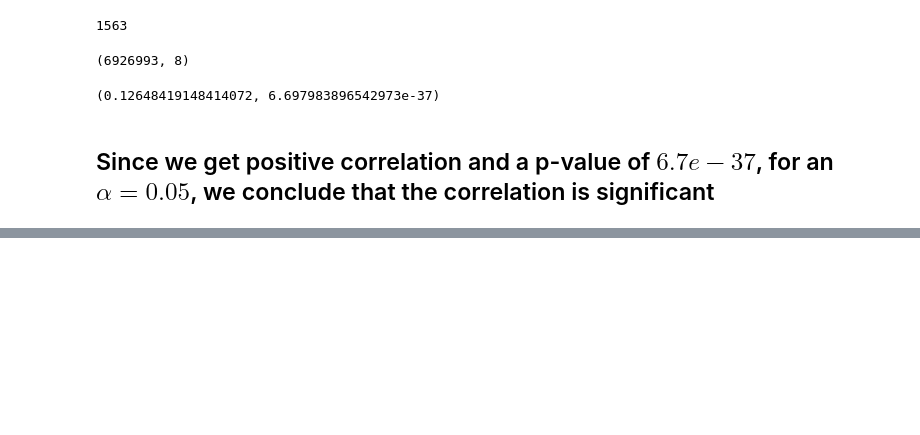
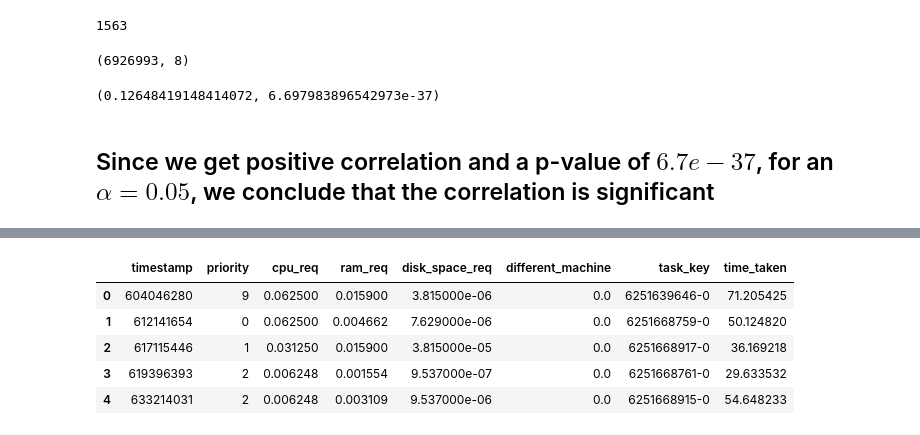
Before and after one commit to faizaan09/google-trace-analysis, a Jupyter notebook: diff_machine affects wait_time.ipynb, the cells around one changed output, grey strips where cells are left out. Drawn from its saved outputs; the diff is of its cells as text; code cells hidden in the pictures; blank space fills up the shorter version.

```diff
--- a/diff_machine affects wait_time.ipynb
+++ b/diff_machine affects wait_time.ipynb
@@ -194,0 +199,2 @@ pearsonr(features.loc[:10000,'priority'],features.loc[:10000,'time_taken'])
+# %%
+features = pd.read_hdf('features.h5')
@@ -194,0 +238,9 @@ pearsonr(features.loc[:10000,'priority'],features.loc[:10000,'time_taken'])
+# %%
+features.head()
+# %% [output]
+|  | timestamp | priority | cpu_req | ram_req | disk_space_req | different_machine | task_key | time_taken |
+| 0 | 604046280 | 9 | 0.062500 | 0.015900 | 3.815000e-06 | 0.0 | 6251639646-0 | 71.205425 |
+| 1 | 612141654 | 0 | 0.062500 | 0.004662 | 7.629000e-06 | 0.0 | 6251668759-0 | 50.124820 |
+| 2 | 617115446 | 1 | 0.031250 | 0.015900 | 3.815000e-05 | 0.0 | 6251668917-0 | 36.169218 |
+| 3 | 619396393 | 2 | 0.006248 | 0.001554 | 9.537000e-07 | 0.0 | 6251668761-0 | 29.633532 |
+| 4 | 633214031 | 2 | 0.006248 | 0.003109 | 9.537000e-06 | 0.0 | 6251668915-0 | 54.648233 |
```
Also changed, not shown: parts of 17 cells of this notebook, 1 other file.
